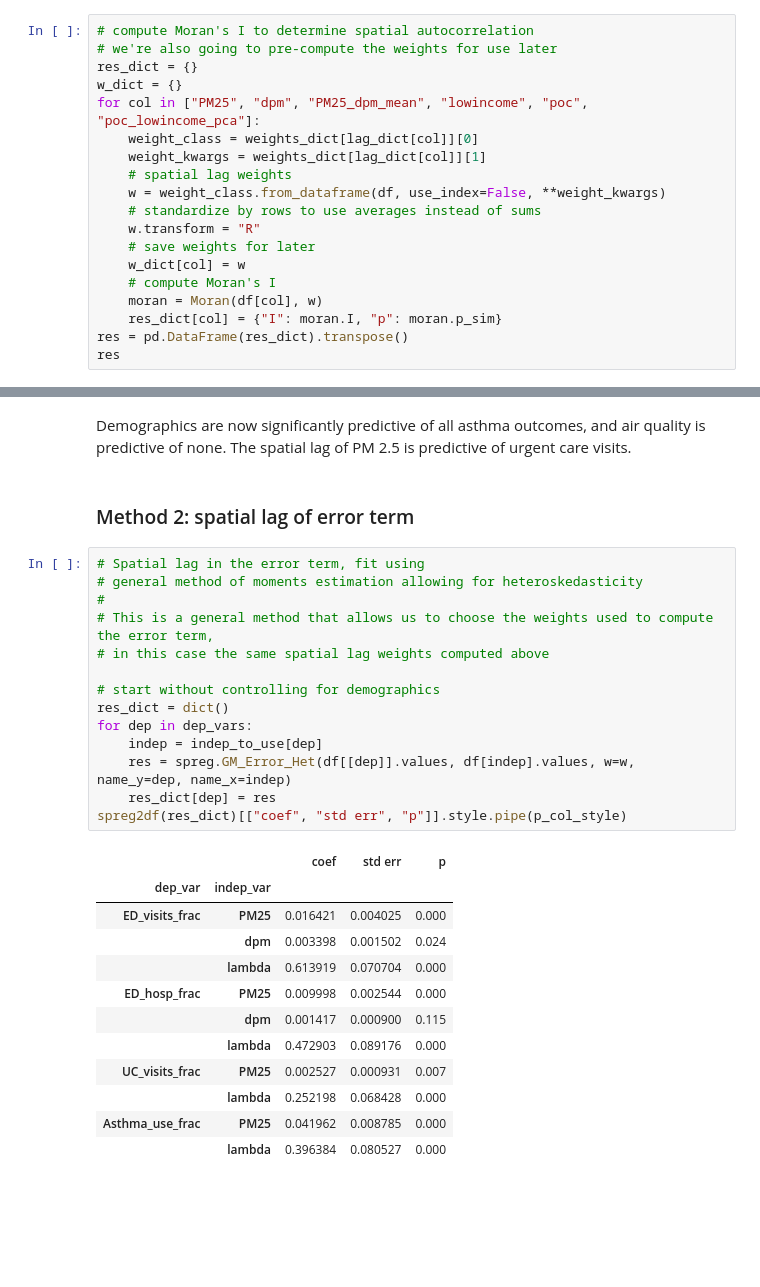
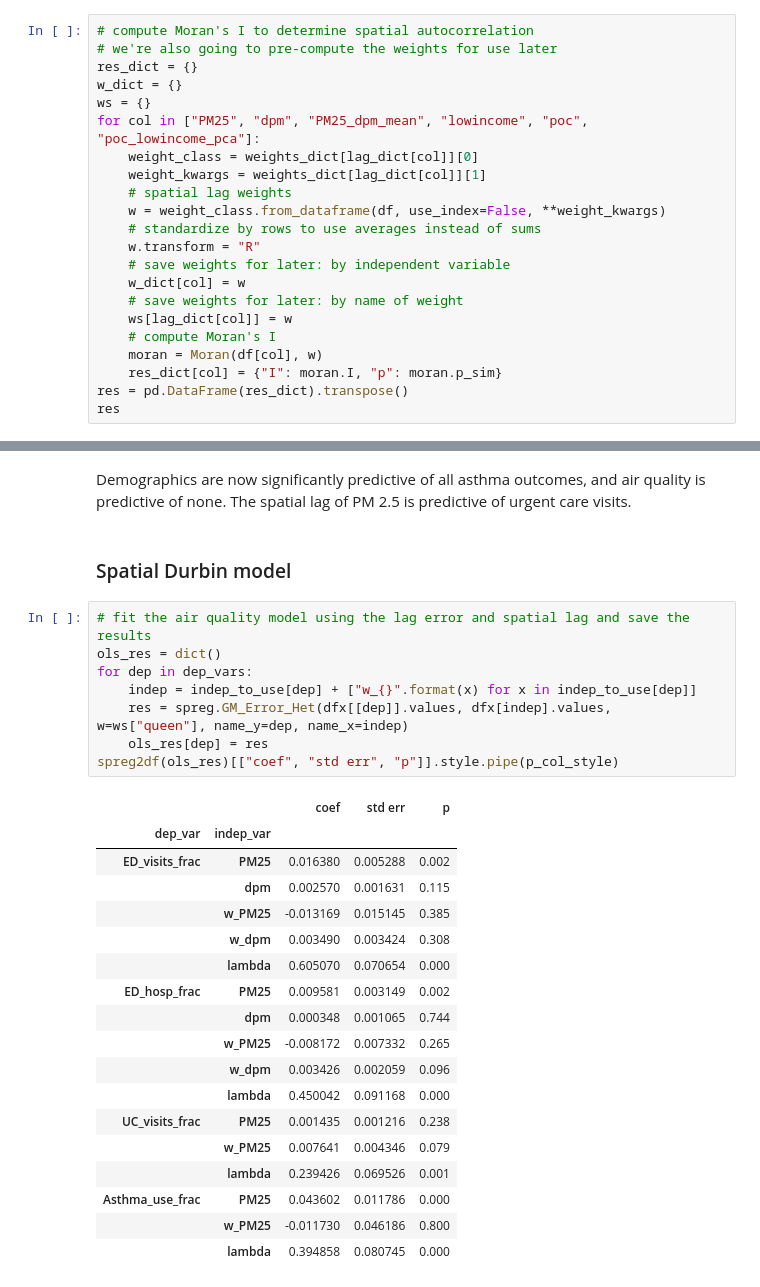
Before and after one commit to eli-goodfriend/air_brain, a Jupyter notebook: notebooks/WIP Asthma vs air quality.ipynb, the cells around one changed output, grey strips where cells are left out. Drawn from its saved outputs; the diff is of its cells as text; blank space fills up the shorter version.

Commit message:
complete set of models

```diff
--- a/notebooks/WIP Asthma vs air quality.ipynb
+++ b/notebooks/WIP Asthma vs air quality.ipynb
@@ -546,6 +548,7 @@ lag_dict = {"PM25": "Gaussian_15",
 # we're also going to pre-compute the weights for use later
 res_dict = {}
 w_dict = {}
+ws = {}
 for col in ["PM25", "dpm", "PM25_dpm_mean", "lowincome", "poc", "poc_lowincome_pca"]:
     weight_class = weights_dict[lag_dict[col]][0]
     weight_kwargs = weights_dict[lag_dict[col]][1]
@@ -553,8 +556,10 @@ for col in ["PM25", "dpm", "PM25_dpm_mean", "lowincome", "poc", "poc_lowincome_p
     w = weight_class.from_dataframe(df, use_index=False, **weight_kwargs)
     # standardize by rows to use averages instead of sums
     w.transform = "R"
-    # save weights for later
+    # save weights for later: by independent variable
     w_dict[col] = w
+    # save weights for later: by name of weight
+    ws[lag_dict[col]] = w
     # compute Moran's I
     moran = Moran(df[col], w)
     res_dict[col] = {"I": moran.I, "p": moran.p_sim}
@@ -646,32 +651,32 @@ ols2df(ols_res)[["coef", "std err", "p"]].style.pipe(p_col_style)
 # %% [markdown]
 Demographics are now significantly predictive of all asthma outcomes, and air quality is predictive of none. The spatial lag of PM 2.5 is predictive of urgent care visits.
 # %% [markdown]
-### Method 2: spatial lag of error term
+### Spatial Durbin model
 # %%
-# Spatial lag in the error term, fit using
-# general method of moments estimation allowing for heteroskedasticity
-#
-# This is a general method that allows us to choose the weights used to compute the error term,
-# in this case the same spatial lag weights computed above
-
-# start without controlling for demographics
-res_dict = dict()
+# fit the air quality model using the lag error and spatial lag and save the results
+ols_res = dict()
 for dep in dep_vars:
-    indep = indep_to_use[dep]
-    res = spreg.GM_Error_Het(df[[dep]].values, df[indep].values, w=w, name_y=dep, name_x=indep)
-    res_dict[dep] = res
-spreg2df(res_dict)[["coef", "std err", "p"]].style.pipe(p_col_style)
+    indep = indep_to_use[dep] + ["w_{}".format(x) for x in indep_to_use[dep]]
+    res = spreg.GM_Error_Het(dfx[[dep]].values, dfx[indep].values, w=ws["queen"], name_y=dep, name_x=indep)
+    ols_res[dep] = res
+spreg2df(ols_res)[["coef", "std err", "p"]].style.pipe(p_col_style)
 # %% [output]
 |  |  | coef | std err | p |
 | dep_var | indep_var |  |  |  |
-| ED_visits_frac | PM25 | 0.016421 | 0.004025 | 0.000 |
-|  | dpm | 0.003398 | 0.001502 | 0.024 |
-|  | lambda | 0.613919 | 0.070704 | 0.000 |
-| ED_hosp_frac | PM25 | 0.009998 | 0.002544 | 0.000 |
-|  | dpm | 0.001417 | 0.000900 | 0.115 |
-|  | lambda | 0.472903 | 0.089176 | 0.000 |
-| UC_visits_frac | PM25 | 0.002527 | 0.000931 | 0.007 |
-|  | lambda | 0.252198 | 0.068428 | 0.000 |
-| Asthma_use_frac | PM25 | 0.041962 | 0.008785 | 0.000 |
-|  | lambda | 0.396384 | 0.080527 | 0.000 |
+| ED_visits_frac | PM25 | 0.016380 | 0.005288 | 0.002 |
+|  | dpm | 0.002570 | 0.001631 | 0.115 |
+|  | w_PM25 | -0.013169 | 0.015145 | 0.385 |
+|  | w_dpm | 0.003490 | 0.003424 | 0.308 |
+|  | lambda | 0.605070 | 0.070654 | 0.000 |
+| ED_hosp_frac | PM25 | 0.009581 | 0.003149 | 0.002 |
+|  | dpm | 0.000348 | 0.001065 | 0.744 |
+|  | w_PM25 | -0.008172 | 0.007332 | 0.265 |
+|  | w_dpm | 0.003426 | 0.002059 | 0.096 |
+|  | lambda | 0.450042 | 0.091168 | 0.000 |
+| UC_visits_frac | PM25 | 0.001435 | 0.001216 | 0.238 |
+|  | w_PM25 | 0.007641 | 0.004346 | 0.079 |
+|  | lambda | 0.239426 | 0.069526 | 0.001 |
+| Asthma_use_frac | PM25 | 0.043602 | 0.011786 | 0.000 |
+|  | w_PM25 | -0.011730 | 0.046186 | 0.800 |
+|  | lambda | 0.394858 | 0.080745 | 0.000 |
 # %% [markdown]
```
Also changed, not shown: parts of 9 cells of this notebook, 2 other files.
